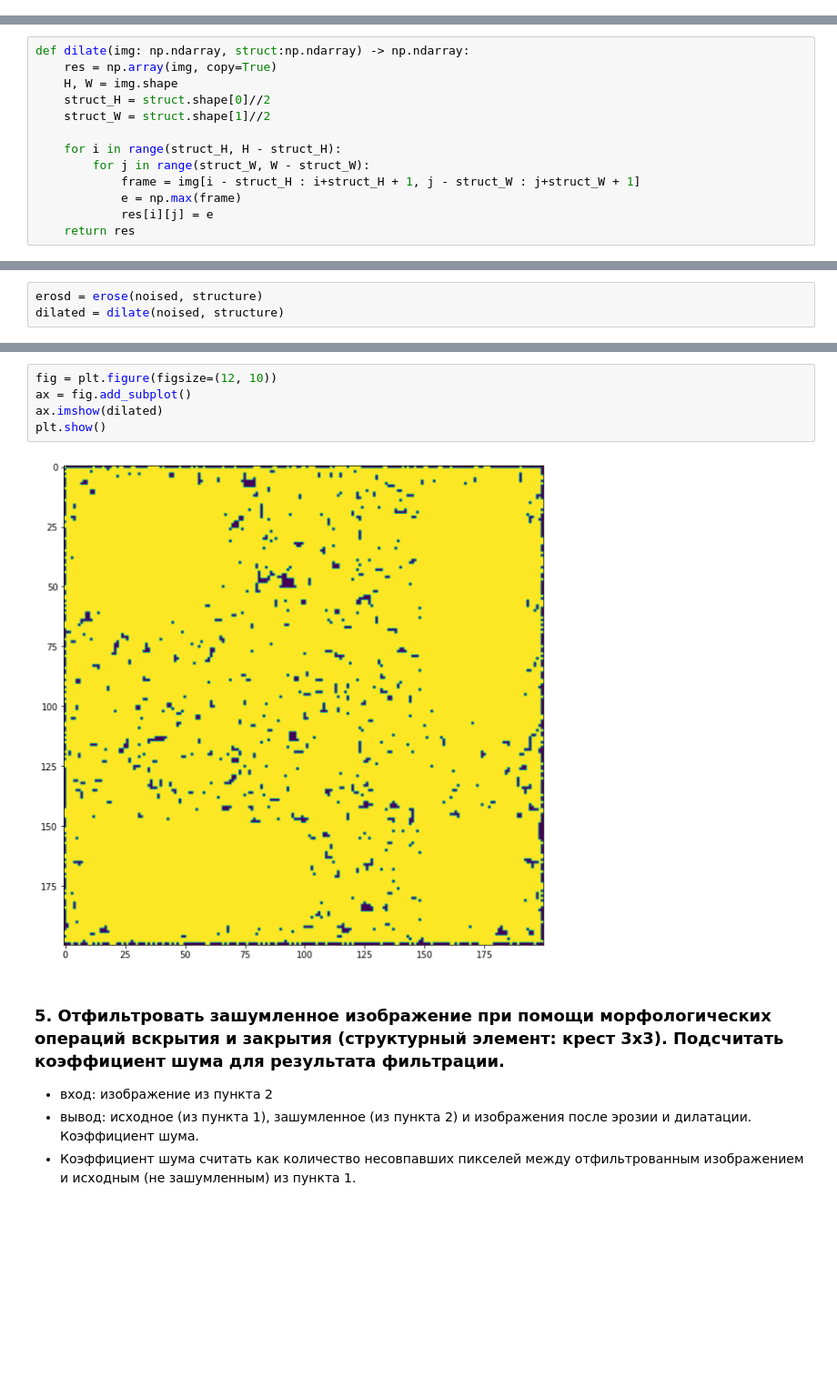
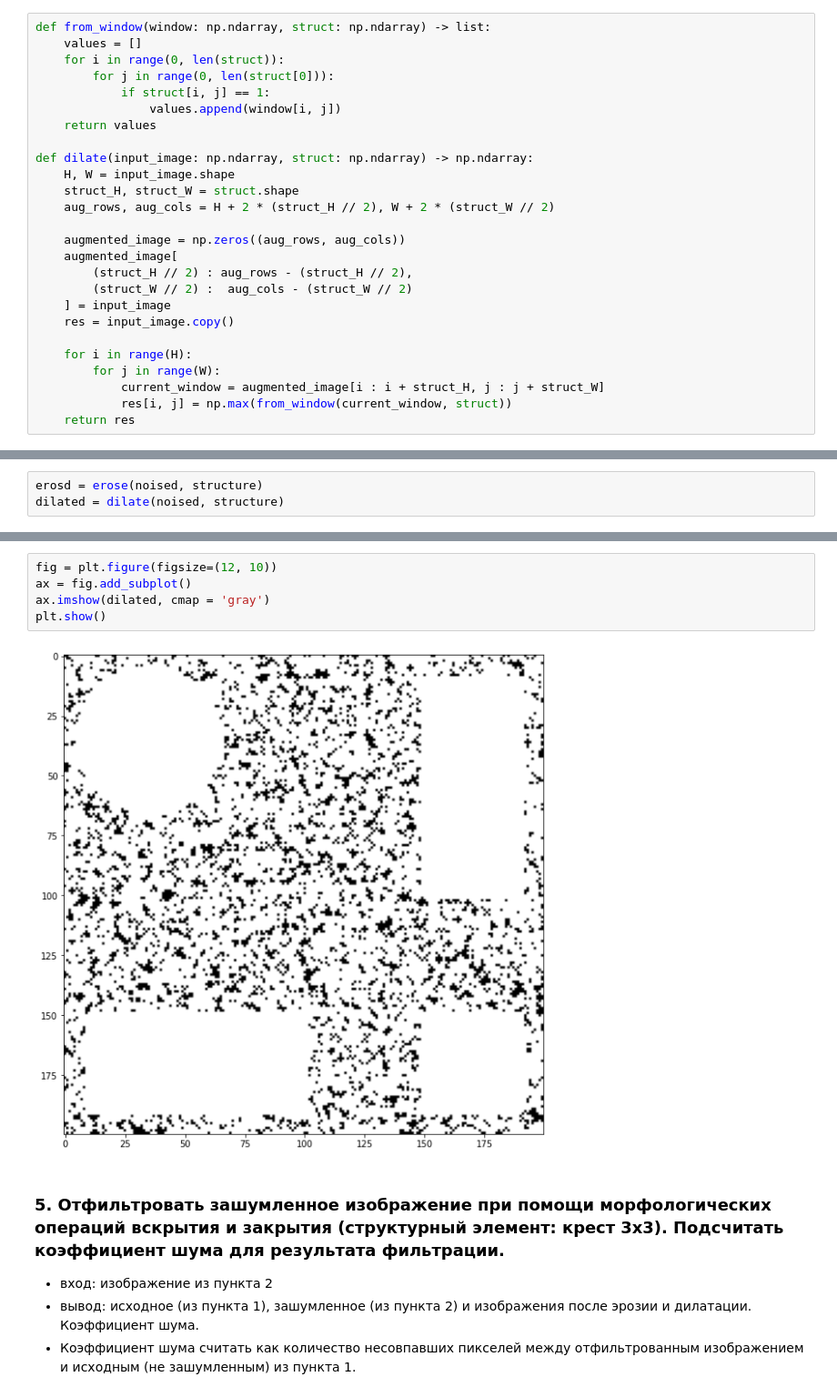
Before and after one commit to Liptee/Image-processing, a Jupyter notebook: LAB3/LAB3.ipynb, the cells around one changed output, grey strips where cells are left out. Shown at 91% size. Cells and saved outputs as stored; diff of their text form; blank space fills up the shorter version.

```diff
--- a/LAB3/LAB3.ipynb
+++ b/LAB3/LAB3.ipynb
@@ -49,4 +54,30 @@ plt.show()
 # %% [markdown]
 ### 3. Написать функции реализации эрозии и дилатации
 Функции вида *fun(Image, struct)*, где *struct* - структурный элемент в виде матрицы.
+# %%
+def from_window(window: np.ndarray, struct: np.ndarray) -> list:
+    values = []
+    for i in range(0, len(struct)):
+        for j in range(0, len(struct[0])):
+            if struct[i, j] == 1:
+                values.append(window[i, j])
+    return values
+
+def dilate(input_image: np.ndarray, struct: np.ndarray) -> np.ndarray:
+    H, W = input_image.shape
+    struct_H, struct_W = struct.shape
+    aug_rows, aug_cols = H + 2 * (struct_H // 2), W + 2 * (struct_W // 2)
+
+    augmented_image = np.zeros((aug_rows, aug_cols))
+    augmented_image[
+        (struct_H // 2) : aug_rows - (struct_H // 2),
+        (struct_W // 2) :  aug_cols - (struct_W // 2)
+    ] = input_image
+    res = input_image.copy()
+
+    for i in range(H):
+        for j in range(W):
+            current_window = augmented_image[i : i + struct_H, j : j + struct_W]
+            res[i, j] = np.max(from_window(current_window, struct))
+    return res
 # %%
@@ -64,17 +100,4 @@ def erose(img: np.ndarray, struct:np.ndarray) -> np.ndarray:
     return res
-# %%
-def dilate(img: np.ndarray, struct:np.ndarray) -> np.ndarray:
-    res = np.array(img, copy=True)
-    H, W = img.shape
-    struct_H = struct.shape[0]//2
-    struct_W = struct.shape[1]//2
-
-    for i in range(struct_H, H - struct_H):
-        for j in range(struct_W, W - struct_W):
-            frame = img[i - struct_H : i+struct_H + 1, j - struct_W : j+struct_W + 1]
-            e = np.max(frame)
-            res[i][j] = e
-    return res
 # %% [markdown]
 ### 4. Выпонить оперции эрозии и дилатации для зашумленного изображения со структурным элементом заданным по вариантам. (крест 3х3)
 - вход: изображение из пункта 2
@@ -94,10 +117,10 @@ plt.show()
 # %%
 fig = plt.figure(figsize=(12, 10))
 ax = fig.add_subplot()
-ax.imshow(dilated)
+ax.imshow(dilated, cmap = 'gray')
 plt.show()
 # %% [output]
-[figure, old version]
+[figure, new version]
 # %% [markdown]
 ### 5. Отфильтровать зашумленное изображение при помощи морфологических операций вскрытия и закрытия (структурный элемент: крест 3х3). Подсчитать коэффициент шума для результата фильтрации.
 - вход: изображение из пункта 2
```
Also changed, not shown: parts of 12 cells of this notebook, 2 other files.
